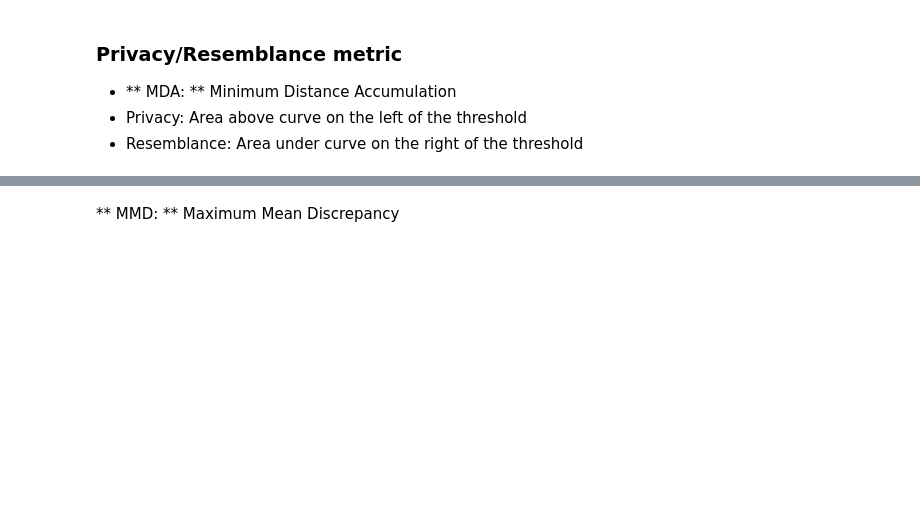
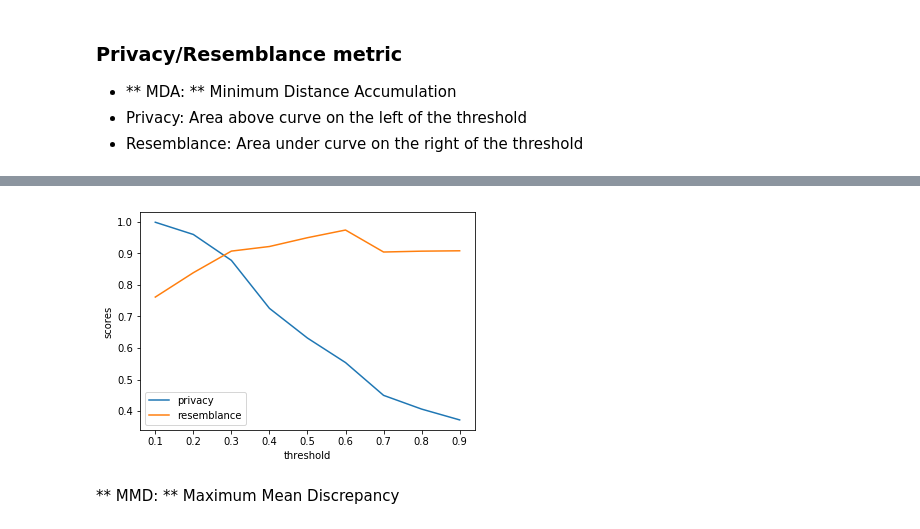
Before and after one commit to Didayolo/medi-chal, a Jupyter notebook: notebooks/auto_ml/comparison_notebook.ipynb, the cells around one changed output, grey strips where cells are left out. Saved outputs shown, nothing was run; the diff lists cells and outputs as text; code cells hidden in the pictures; blank space fills up the shorter version.

```diff
--- a/notebooks/auto_ml/comparison_notebook.ipynb
+++ b/notebooks/auto_ml/comparison_notebook.ipynb
@@ -212,2 +215,6 @@ comparator.show_mda()
+# %%
+comparator.show_mda_threshold()
+# %% [output]
+[figure, added]
 # %% [markdown]
 ** MMD: ** Maximum Mean Discrepancy
```
Also changed, not shown: parts of 13 cells of this notebook, 3 other files.
